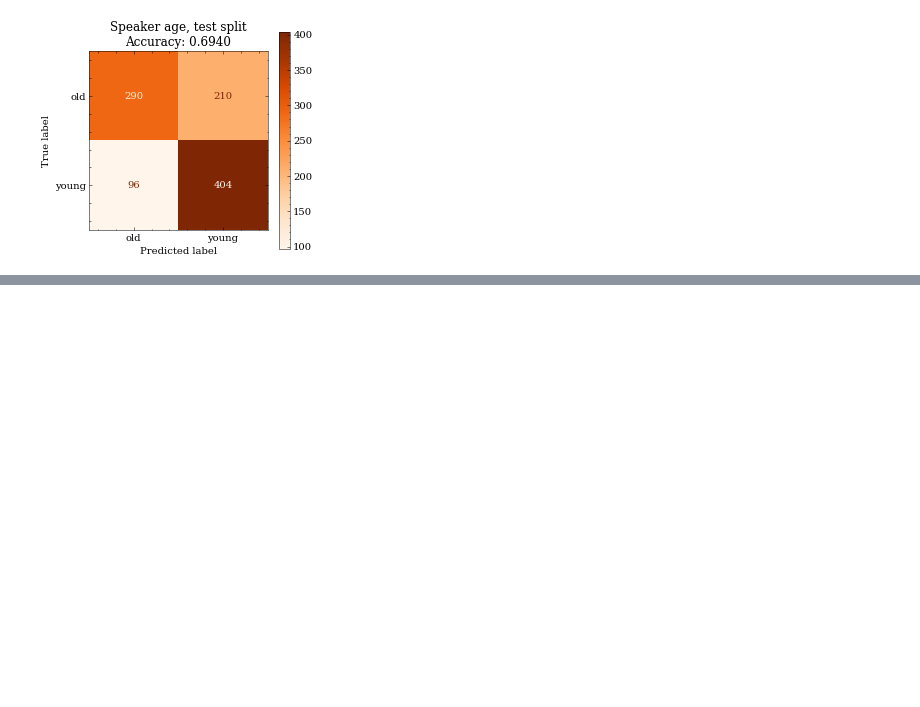
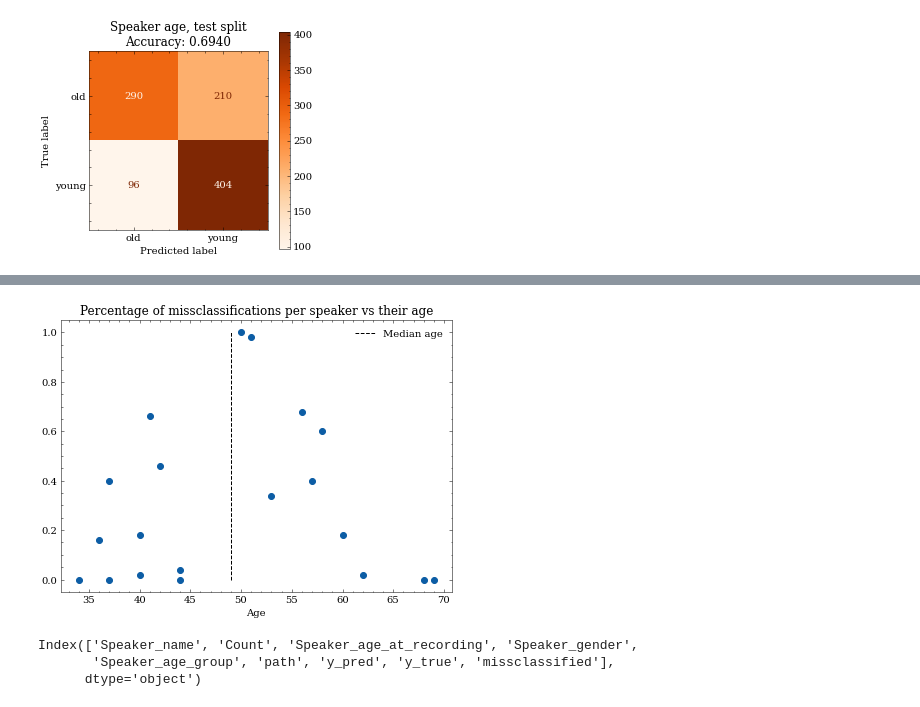
Before and after one commit to 5roop/task11, a Jupyter notebook: 009_analisis.ipynb, the cells around one changed output, grey strips where cells are left out. Saved outputs shown, nothing was run; the diff lists cells and outputs as text; code cells hidden in the pictures; blank space fills up the shorter version.

```diff
--- a/009_analisis.ipynb
+++ b/009_analisis.ipynb
@@ -129,0 +154,30 @@ plt.show()
+# %%
+gb = test.groupby("Speaker_name").agg({
+    "missclassified": lambda i: sum(i) / len(i),
+    "Speaker_age_at_recording": "median"
+    })
+
+x = gb.Speaker_age_at_recording
+y = gb.missclassified
+
+
+fig, ax = plt.subplots(figsize=(7, 5))
+ax.scatter(x,y)
+ax.vlines(49, 0, 1, linestyles="dashed", label="Median age")
+ax.set_xlabel("Age")
+plt.legend()
+ax.set_title("Percentage of missclassifications per speaker vs their age")
+
+fname = "images/009_age_missclassifications_percentages_scatter"
+
+plt.savefig(fname+".pdf")
+plt.savefig(fname+".png")
+plt.show()
+# %% [output]
+[figure, added]
+# %%
+test.columns
+# %% [output]
+Index(['Speaker_name', 'Count', 'Speaker_age_at_recording', 'Speaker_gender',
+       'Speaker_age_group', 'path', 'y_pred', 'y_true', 'missclassified'],
+      dtype='object')
```
Also changed, not shown: parts of 7 cells of this notebook, 9 other files.
